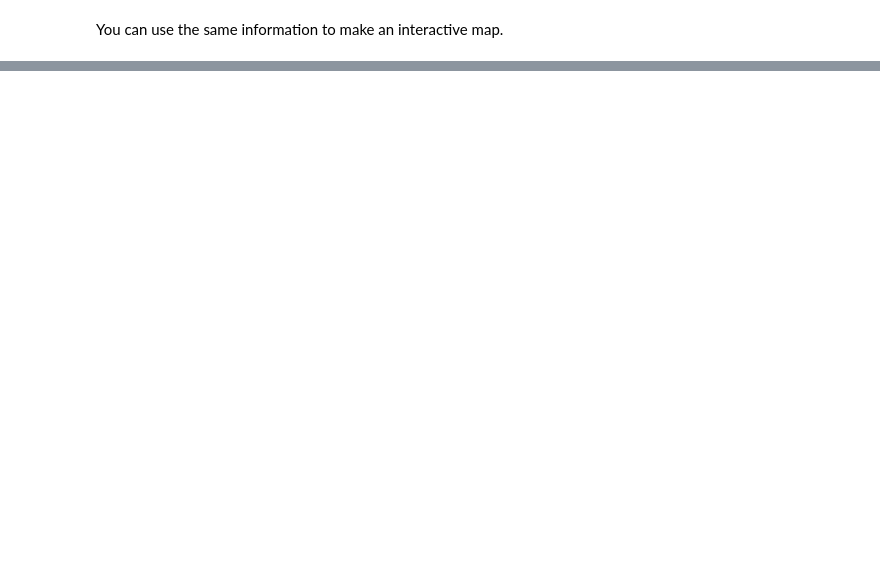
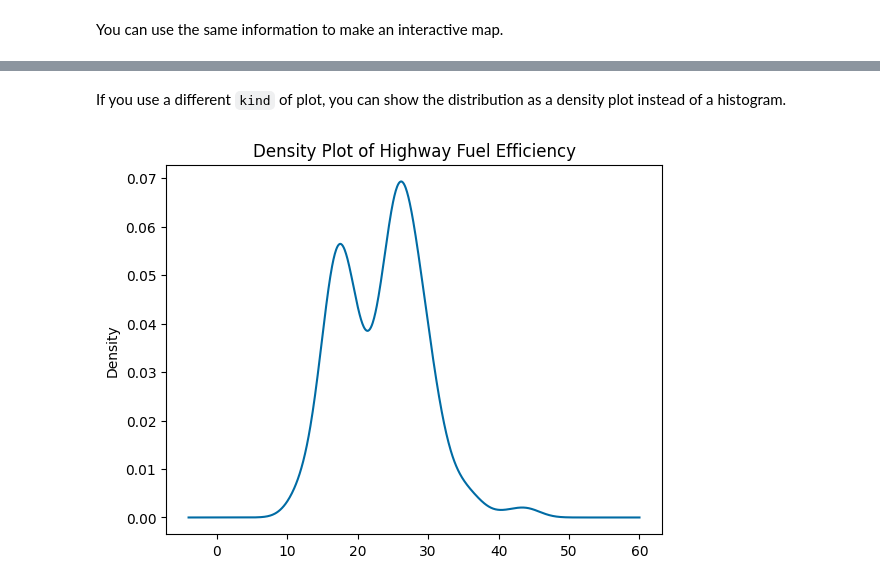
Before and after one commit to jrladd/CIS241, a Jupyter notebook: guides/pandas.ipynb, the cells around one changed output, grey strips where cells are left out. Saved outputs shown, nothing was run; the diff lists cells and outputs as text; code cells hidden in the pictures; blank space fills up the shorter version.

```diff
--- a/guides/pandas.ipynb
+++ b/guides/pandas.ipynb
@@ -978,0 +1033,11 @@ gdf.explore()
+# %% [markdown]
+If you use a different `kind` of plot, you can show the distribution as a density plot instead of a histogram.
+# %%
+mpg.hwy.plot(
+    kind="density",
+    title="Density Plot of Highway Fuel Efficiency",
+    xlabel="Highway Fuel Efficiency (mpg)"
+)
+plt.show()
+# %% [output]
+[figure, added]
```
Also changed, not shown: parts of 43 cells of this notebook, 1 other file.
